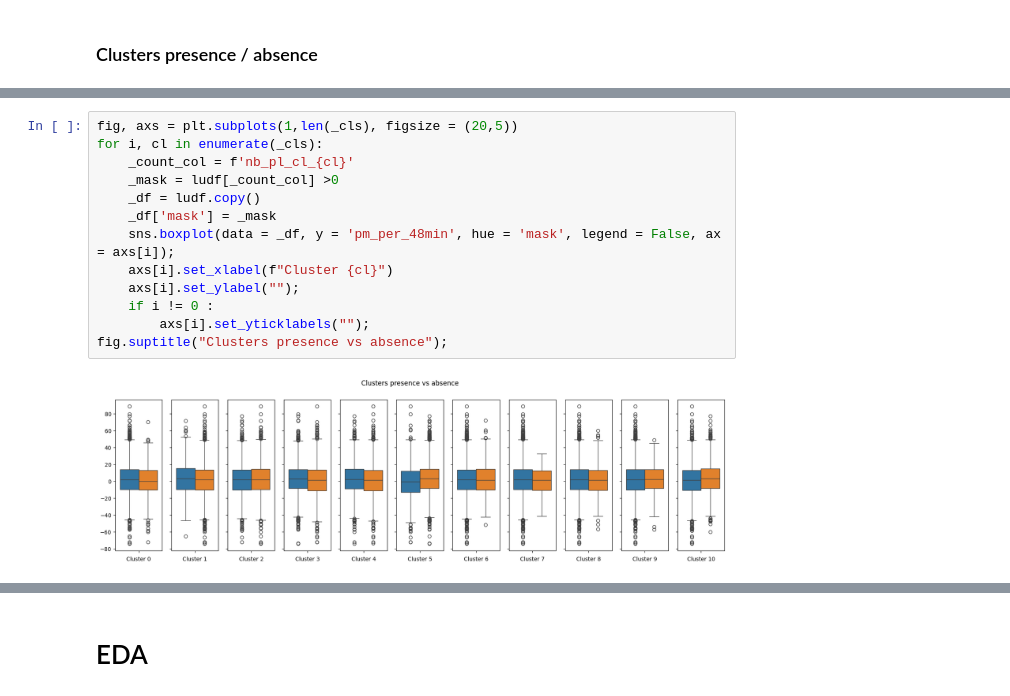
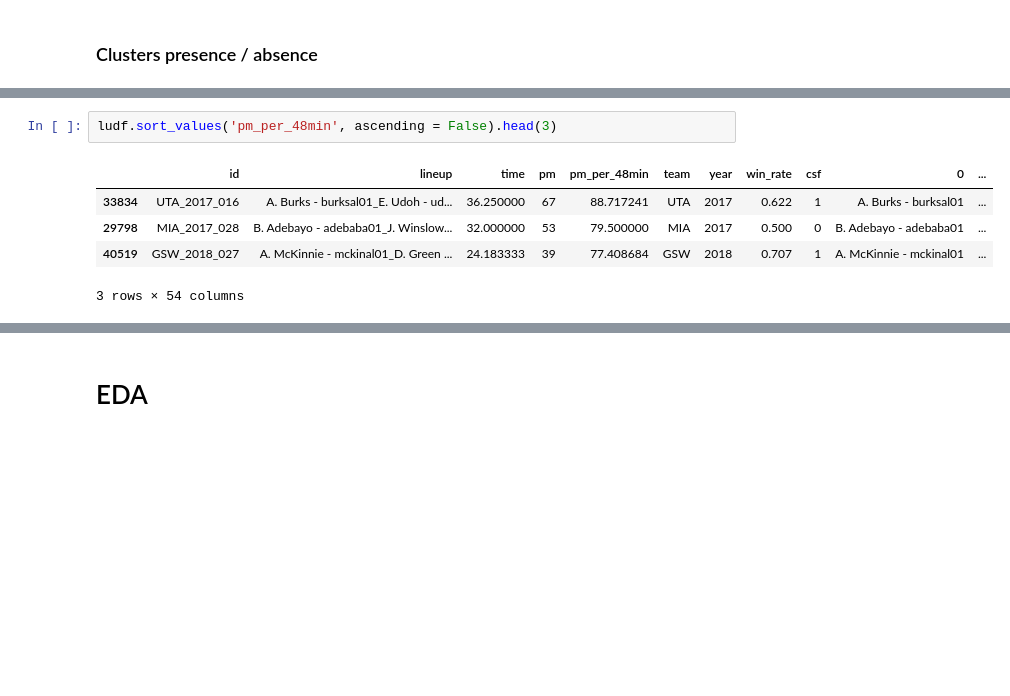
Before and after one commit to arnaud-odet/Roster_Building, a Jupyter notebook: notebooks/pbp.ipynb, the cells around one changed output, grey strips where cells are left out. Drawn from its saved outputs; the diff is of its cells as text; blank space fills up the shorter version.

```diff
--- a/notebooks/pbp.ipynb
+++ b/notebooks/pbp.ipynb
@@ -455,15 +455,8 @@ ludf.head(3)
-# %%
-fig, axs = plt.subplots(1,len(_cls), figsize = (20,5))
-for i, cl in enumerate(_cls):
-    _count_col = f'nb_pl_cl_{cl}'
-    _mask = ludf[_count_col] >0
-    _df = ludf.copy()
-    _df['mask'] = _mask
-    sns.boxplot(data = _df, y = 'pm_per_48min', hue = 'mask', legend = False, ax = axs[i]);
-    axs[i].set_xlabel(f"Cluster {cl}")
-    axs[i].set_ylabel("");
-    if i != 0 :
-        axs[i].set_yticklabels("");
-fig.suptitle("Clusters presence vs absence");
-# %% [output]
-[figure, removed]
+# %%
+ludf.sort_values('pm_per_48min', ascending = False).head(3)
+# %% [output]
+|  | id | lineup | time | pm | pm_per_48min | team | year | win_rate | csf | 0 | ... |
+| 33834 | UTA_2017_016 | A. Burks - burksal01_E. Udoh - ud... | 36.250000 | 67 | 88.717241 | UTA | 2017 | 0.622 | 1 | A. Burks - burksal01 | ... |
+| 29798 | MIA_2017_028 | B. Adebayo - adebaba01_J. Winslow... | 32.000000 | 53 | 79.500000 | MIA | 2017 | 0.500 | 0 | B. Adebayo - adebaba01 | ... |
+| 40519 | GSW_2018_027 | A. McKinnie - mckinal01_D. Green ... | 24.183333 | 39 | 77.408684 | GSW | 2018 | 0.707 | 1 | A. McKinnie - mckinal01 | ... |
+3 rows × 54 columns
```
Also changed, not shown: parts of 12 cells of this notebook, 13 other files.
